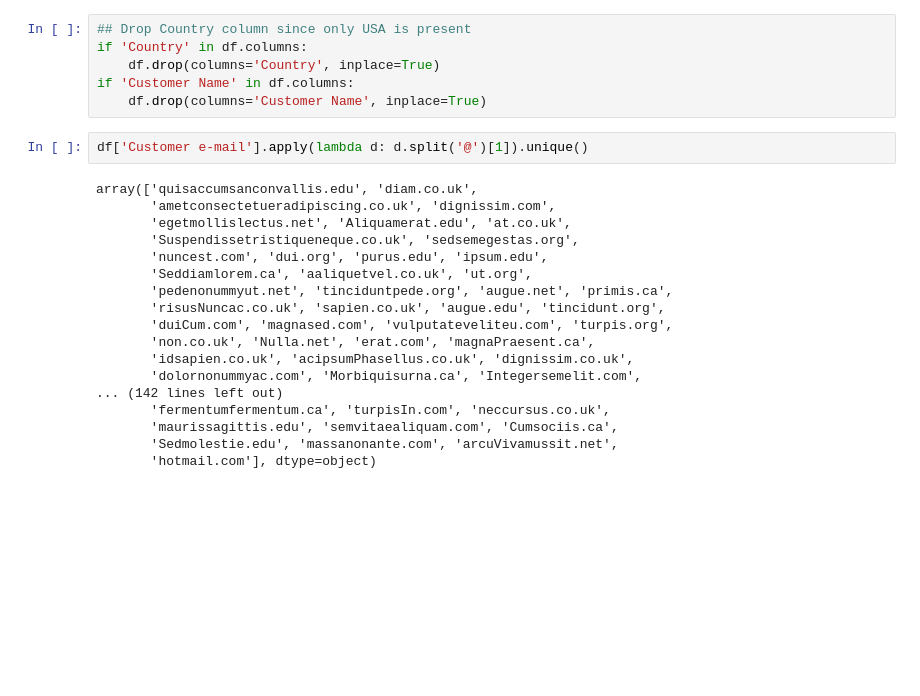
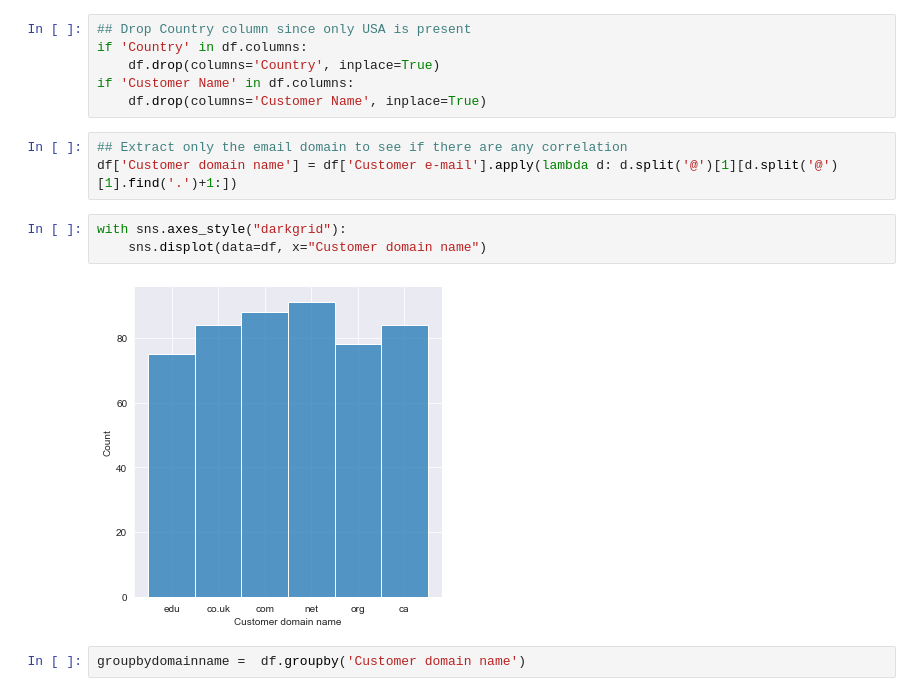
Before and after one commit to natthawit-jan/car_price_prediction_proj, a Jupyter notebook: car_prediction.ipynb, the cells around one changed output. Saved outputs shown, nothing was run; the diff lists cells and outputs as text; blank space fills up the shorter version.

```diff
--- a/car_prediction.ipynb
+++ b/car_prediction.ipynb
@@ -89,23 +89,13 @@ if 'Country' in df.columns:
     df.drop(columns='Country', inplace=True)
 if 'Customer Name' in df.columns:
     df.drop(columns='Customer Name', inplace=True)
-# %%
-df['Customer e-mail'].apply(lambda d: d.split('@')[1]).unique()
-# %% [output]
-array(['quisaccumsanconvallis.edu', 'diam.co.uk',
-       'ametconsectetueradipiscing.co.uk', 'dignissim.com',
-       'egetmollislectus.net', 'Aliquamerat.edu', 'at.co.uk',
-       'Suspendissetristiqueneque.co.uk', 'sedsemegestas.org',
-       'nuncest.com', 'dui.org', 'purus.edu', 'ipsum.edu',
-       'Seddiamlorem.ca', 'aaliquetvel.co.uk', 'ut.org',
-       'pedenonummyut.net', 'tinciduntpede.org', 'augue.net', 'primis.ca',
-       'risusNuncac.co.uk', 'sapien.co.uk', 'augue.edu', 'tincidunt.org',
-       'duiCum.com', 'magnased.com', 'vulputateveliteu.com', 'turpis.org',
-       'non.co.uk', 'Nulla.net', 'erat.com', 'magnaPraesent.ca',
-       'idsapien.co.uk', 'acipsumPhasellus.co.uk', 'dignissim.co.uk',
-       'dolornonummyac.com', 'Morbiquisurna.ca', 'Integersemelit.com',
-... (142 lines left out)
-       'fermentumfermentum.ca', 'turpisIn.com', 'neccursus.co.uk',
-       'maurissagittis.edu', 'semvitaealiquam.com', 'Cumsociis.ca',
-       'Sedmolestie.edu', 'massanonante.com', 'arcuVivamussit.net',
-       'hotmail.com'], dtype=object)
+# %%
+## Extract only the email domain to see if there are any correlation
+df['Customer domain name'] = df['Customer e-mail'].apply(lambda d: d.split('@')[1][d.split('@')[1].find('.')+1:])
+# %%
+with sns.axes_style("darkgrid"):
+    sns.displot(data=df, x="Customer domain name")
+# %% [output]
+[figure, added]
+# %%
+groupbydomainname =  df.groupby('Customer domain name')
```
Also changed, not shown: parts of 4 cells of this notebook.
